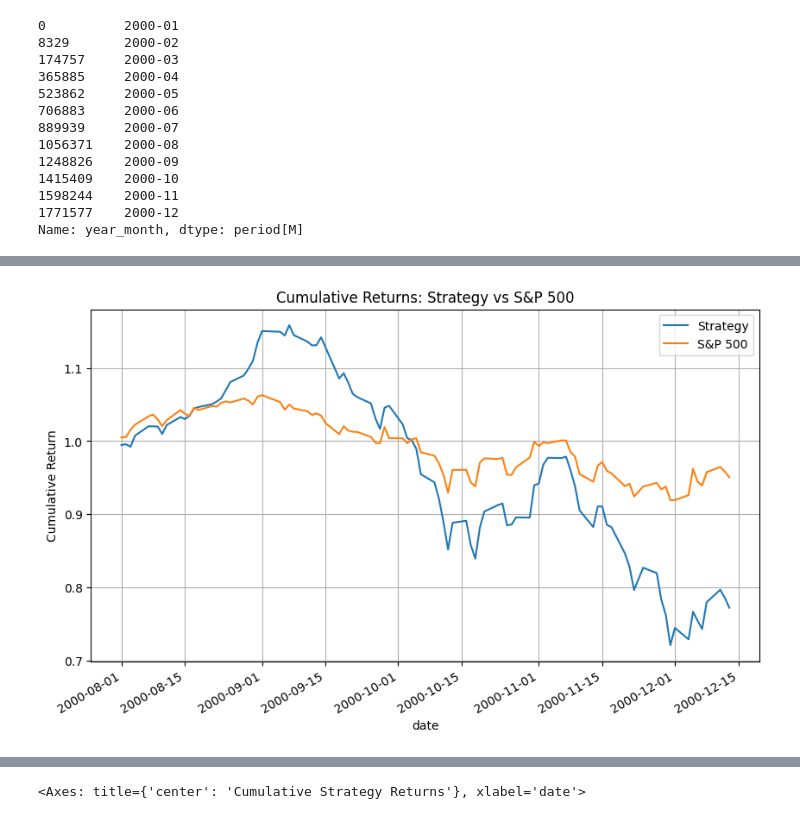
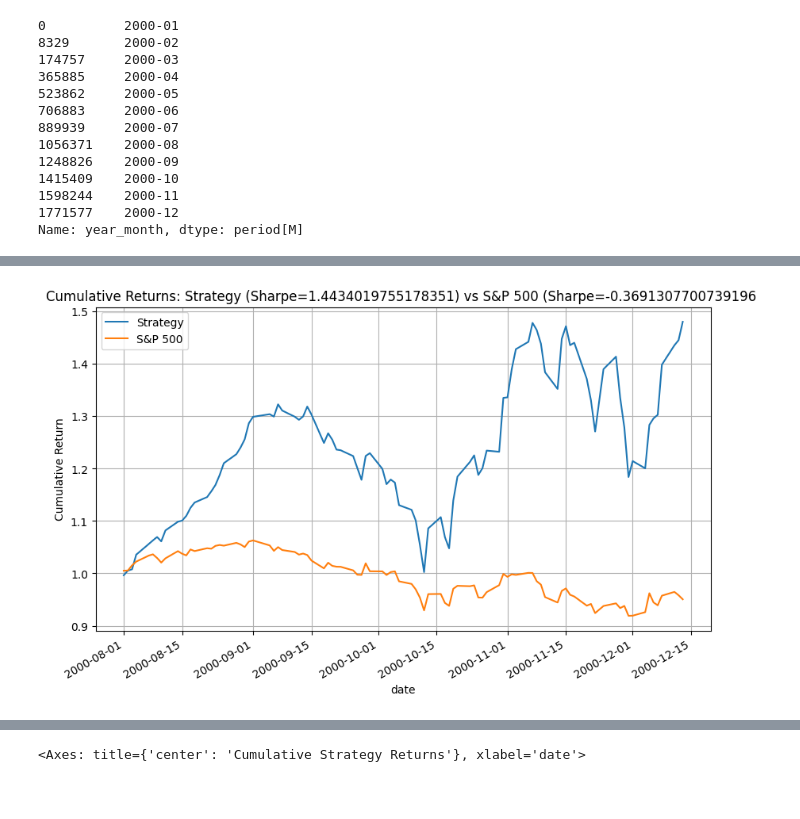
Before and after one commit to mirkorado/ML-Project, a Jupyter notebook: ResidualMLP.ipynb, the cells around one changed output, grey strips where cells are left out. Saved outputs shown, nothing was run; the diff lists cells and outputs as text; code cells hidden in the pictures; blank space fills up the shorter version.

```diff
--- a/ResidualMLP.ipynb
+++ b/ResidualMLP.ipynb
@@ -92,24 +93,31 @@ for i in range(0, len(unique_months) - 6 - 1):
     # Prepare the data: construct lagged returns, rolling window averages
     train_df, test_df, features, cat_features = utils.prepare_data(tr_df, te_df, lagged_num=1, rolling_window=True)
 
-    epochs = 2
+    epochs = 5
     max_weight = 0.05  # No stock >5% weight
-    diversification_lambda = 0.05  # Strength of penalty
-    temperature = 10.0  # Softmax temperature (lower = more diversification)
+    diversification_lambda = 0.01  # Strength of penalty
+    temperature = 1.0  # Softmax temperature (lower = more diversification)
     train_losses, test_losses, train_sharpes, test_sharpes, raw_predictions, weights = utils.train_DNN(train_df, test_df, features, cat_features,
                                                                                                    epochs=epochs, max_weight=max_weight,
                                                                                                    diversification_lambda=diversification_lambda,
                                                                                                    temperature=temperature)
     #test_df['raw_predictions'] = raw_predictions.values
     #test_df['weight'] = test_df.groupby('date')['raw_predictions'].transform(softmax)
+    TC_RATE = 0.002 # Fixed transaction costs
 
-    test_df['strategy_return'] = weights.values * test_df['DlyRet']
+    test_df['weight'] = weights.values  # Current weights
+    # Deduct costs every day
+    test_df['tc_cost'] = np.abs(test_df['weight'].diff().fillna(0.0)) * TC_RATE
+    test_df['strategy_return'] = test_df['weight'] * test_df['DlyRet'] - test_df['tc_cost']
+    mean_daily_returns = test_df.groupby('date')['strategy_return'].sum()
+
+    #test_df['strategy_return'] = weights.values * test_df['DlyRet']
 
     # Calculate mean returns by date
-    mean_daily_returns = test_df.groupby('date')['strategy_return'].sum()
+    #mean_daily_returns = test_df.groupby('date')['strategy_return'].sum()
 
     all_strategy_returns.append(mean_daily_returns)
-
+    gc.collect() # Memory clean-up
 
 # Concatenate all windows into one Series
 combined_returns = pd.concat(all_strategy_returns)
@@ -143,23 +148,27 @@ Training from 2000-05 to 2000-11. Testing on 2000-12.
 # %%
 # Plot the cumulative returns of the strategy and compare with the S&P 500 index
 cumulative_returns = (1 + combined_returns).cumprod()
 sp_ret = daily.groupby('date')['sprtrn'].mean()
 
-
-sp_ret = sp_ret.loc['2000-08-01':]
+strat_start = unique_months.iloc[7].to_timestamp()
+sp_ret = sp_ret.loc[strat_start:]
 
 cumulative_sp500 = (1 + sp_ret).cumprod()
 
 # Combine into a single DataFrame for easy plotting
 combined = pd.DataFrame({
     'Strategy': cumulative_returns,
     'S&P 500': cumulative_sp500
 })
 
+# Sharpe ratio
+strat_sharpe = np.sqrt(combined_returns.shape[0]) * (combined_returns.mean() / combined_returns.std())
+sp_sharpe = np.sqrt(sp_ret.shape[0]) * (sp_ret.mean() / sp_ret.std())
+
 # Plot
-combined.plot(figsize=(10, 6), title='Cumulative Returns: Strategy vs S&P 500')
+combined.plot(figsize=(10, 6), title=f'Cumulative Returns: Strategy (Sharpe={strat_sharpe}) vs S&P 500 (Sharpe={sp_sharpe} ')
 plt.ylabel('Cumulative Return')
 plt.grid(True)
 plt.show()
 # %% [output]
-[figure, old version]
+[figure, new version]
```
Also changed, not shown: parts of 3 cells of this notebook, 2 other files.
